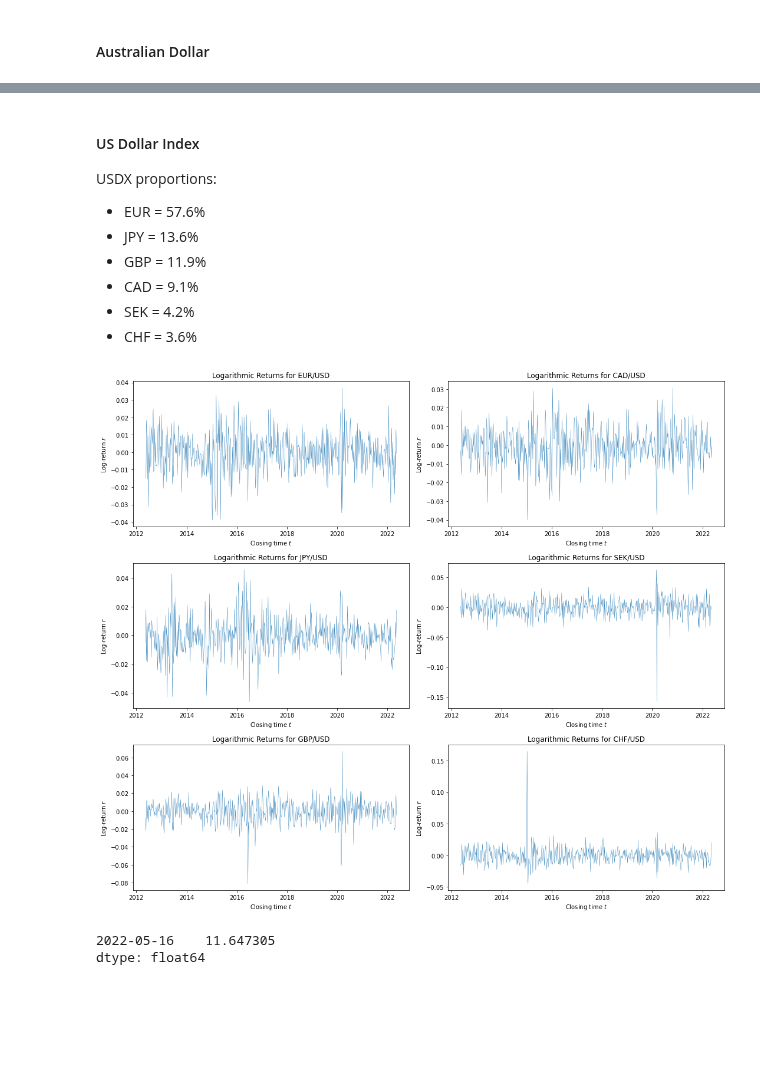
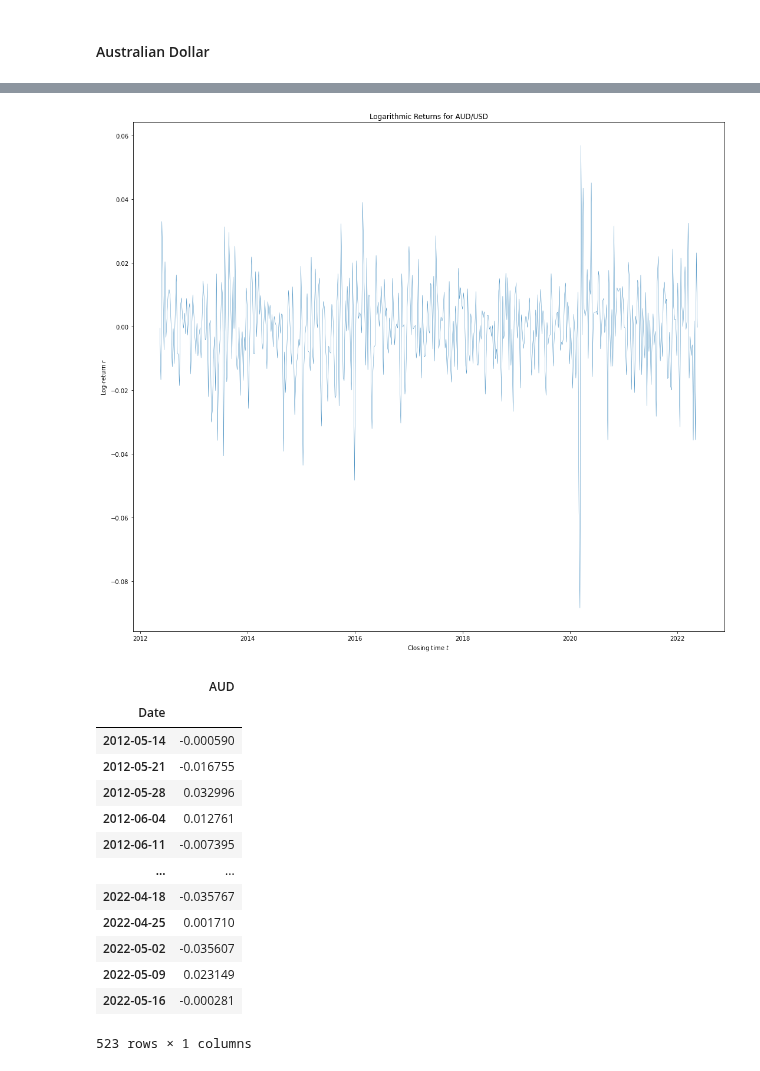
Before and after one commit to gittmp/sustainable-risk-modelling, a Jupyter notebook: Program/turbulence_and_systematic_risk.ipynb, the cells around one changed output, grey strips where cells are left out. Saved outputs shown, nothing was run; the diff lists cells and outputs as text; code cells hidden in the pictures; blank space fills up the shorter version.

```diff
--- a/Program/turbulence_and_systematic_risk.ipynb
+++ b/Program/turbulence_and_systematic_risk.ipynb
@@ -51,9 +151,0 @@ plt.show()
-# %% [markdown]
-#### US Dollar Index
-USDX proportions:
-- EUR = 57.6\%
-- JPY = 13.6\%
-- GBP = 11.9\%
-- CAD = 9.1\%
-- SEK = 4.2\%
-- CHF = 3.6\%
@@ -155,20 +152,24 @@ class USDX:
-# %%
-usdx_assets = [
-    'EUR',
-    'JPY',
-    'GBP',
-    'CAD',
-    'SEK',
-    'CHF',
-]
-
-usdx = USDX(usdx_assets)
-usdx.plot_returns()
-# %% [output]
-[figure, removed]
-# %%
-usdx.compute_turbulence()
-usdx.turbulence
-# %% [output]
-2022-05-16    11.647305
-dtype: float64
+# %%
+aud_assets = [
+    'AUD'
+]
+
+aud = Assets(aud_assets)
+aud.plot_returns(shape=(1,1))
+aud.all_returns
+# %% [output]
+[figure, added]
+|  | AUD |
+| Date |  |
+| 2012-05-14 | -0.000590 |
+| 2012-05-21 | -0.016755 |
+| 2012-05-28 | 0.032996 |
+| 2012-06-04 | 0.012761 |
+| 2012-06-11 | -0.007395 |
+| ... | ... |
+| 2022-04-18 | -0.035767 |
+| 2022-04-25 | 0.001710 |
+| 2022-05-02 | -0.035607 |
+| 2022-05-09 | 0.023149 |
+| 2022-05-16 | -0.000281 |
+523 rows × 1 columns
```
Also changed, not shown: parts of 7 cells of this notebook.
